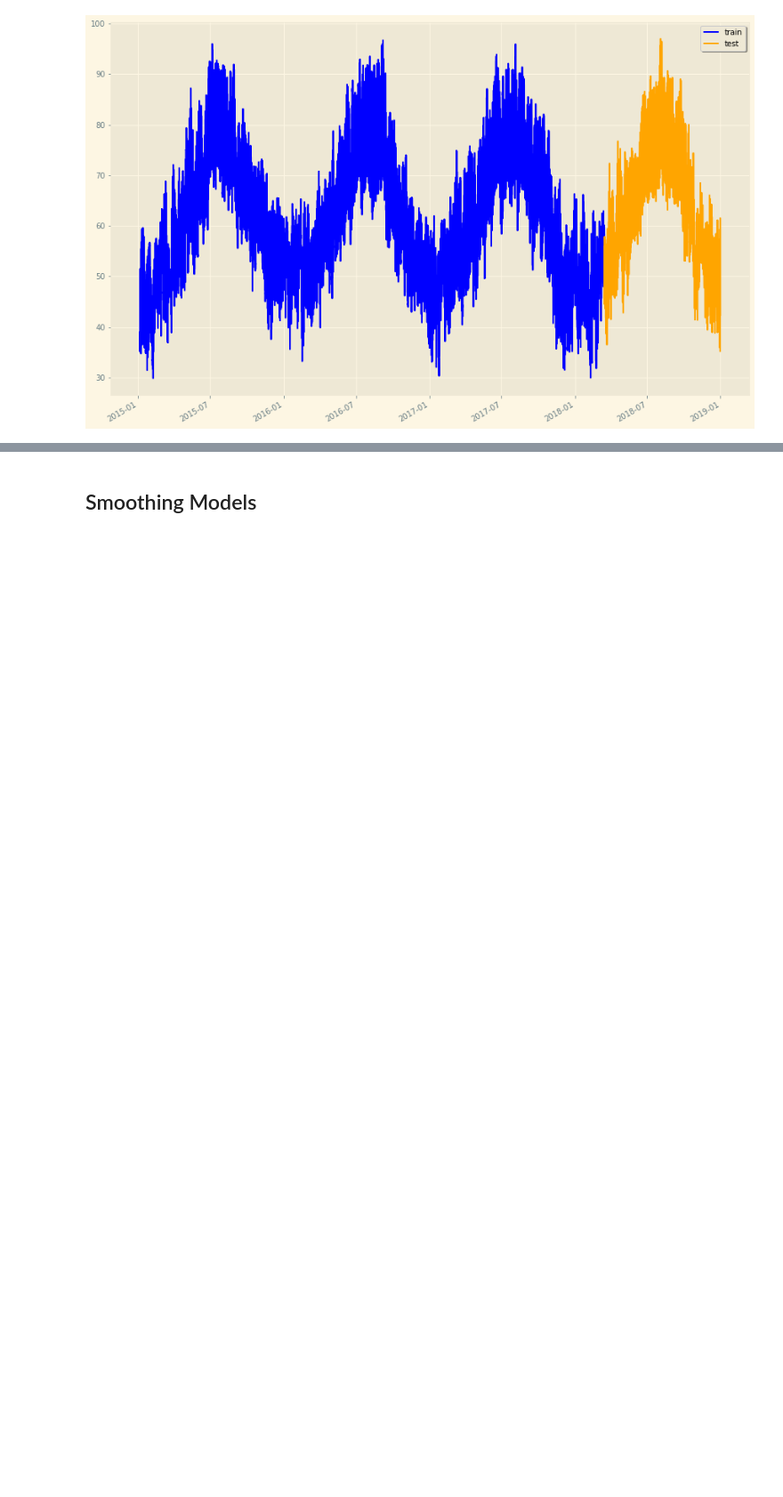
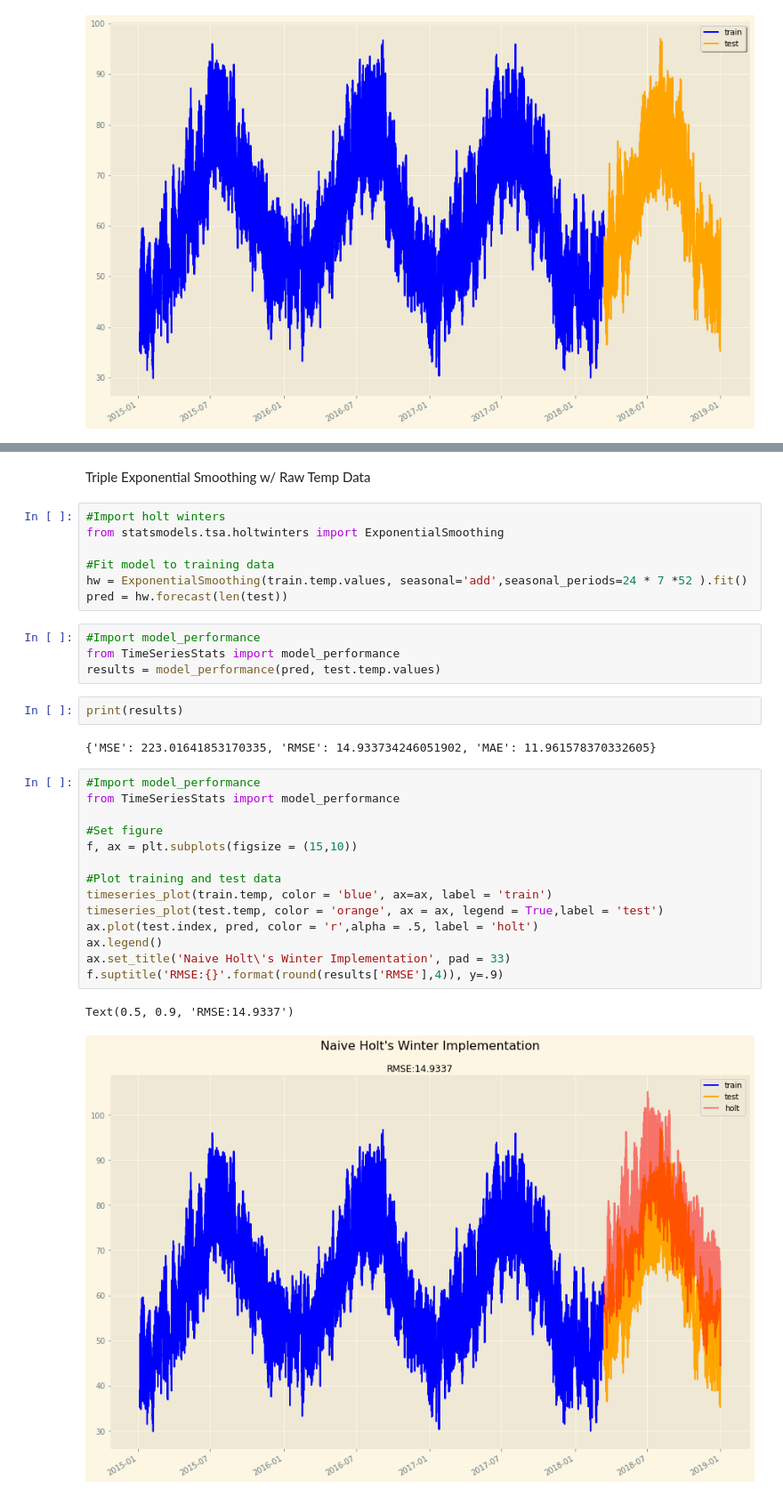
Before and after one commit to KishenSharma6/SpainEnergyAnalysis, a Jupyter notebook: Project Codes/04_Modeling/2020_0513_Temperature_Modeling.ipynb, the cells around one changed output, grey strips where cells are left out. Shown at 89% size. Drawn from its saved outputs; the diff is of its cells as text; blank space fills up the shorter version.

Commit message:
Complete holt winters modeling, working through ARMA model

```diff
--- a/Project Codes/04_Modeling/2020_0513_Temperature_Modeling.ipynb
+++ b/Project Codes/04_Modeling/2020_0513_Temperature_Modeling.ipynb
@@ -88,2 +84,34 @@ also need to calculte metrics
-# %% [markdown]
-## Smoothing Models
+# %% [markdown]
+Triple Exponential Smoothing w/ Raw Temp Data
+# %%
+#Import holt winters
+from statsmodels.tsa.holtwinters import ExponentialSmoothing
+
+#Fit model to training data
+hw = ExponentialSmoothing(train.temp.values, seasonal='add',seasonal_periods=24 * 7 *52 ).fit()
+pred = hw.forecast(len(test))
+# %%
+#Import model_performance
+from TimeSeriesStats import model_performance
+results = model_performance(pred, test.temp.values)
+# %%
+print(results)
+# %% [output]
+{'MSE': 223.01641853170335, 'RMSE': 14.933734246051902, 'MAE': 11.961578370332605}
+# %%
+#Import model_performance
+from TimeSeriesStats import model_performance
+
+#Set figure
+f, ax = plt.subplots(figsize = (15,10))
+
+#Plot training and test data
+timeseries_plot(train.temp, color = 'blue', ax=ax, label = 'train')
+timeseries_plot(test.temp, color = 'orange', ax = ax, legend = True,label = 'test')
+ax.plot(test.index, pred, color = 'r',alpha = .5, label = 'holt')
+ax.legend()
+ax.set_title('Naive Holt\'s Winter Implementation', pad = 33)
+f.suptitle('RMSE:{}'.format(round(results['RMSE'],4)), y=.9)
+# %% [output]
+Text(0.5, 0.9, 'RMSE:14.9337')
+[figure, added]
```
Also changed, not shown: parts of 23 cells of this notebook.
